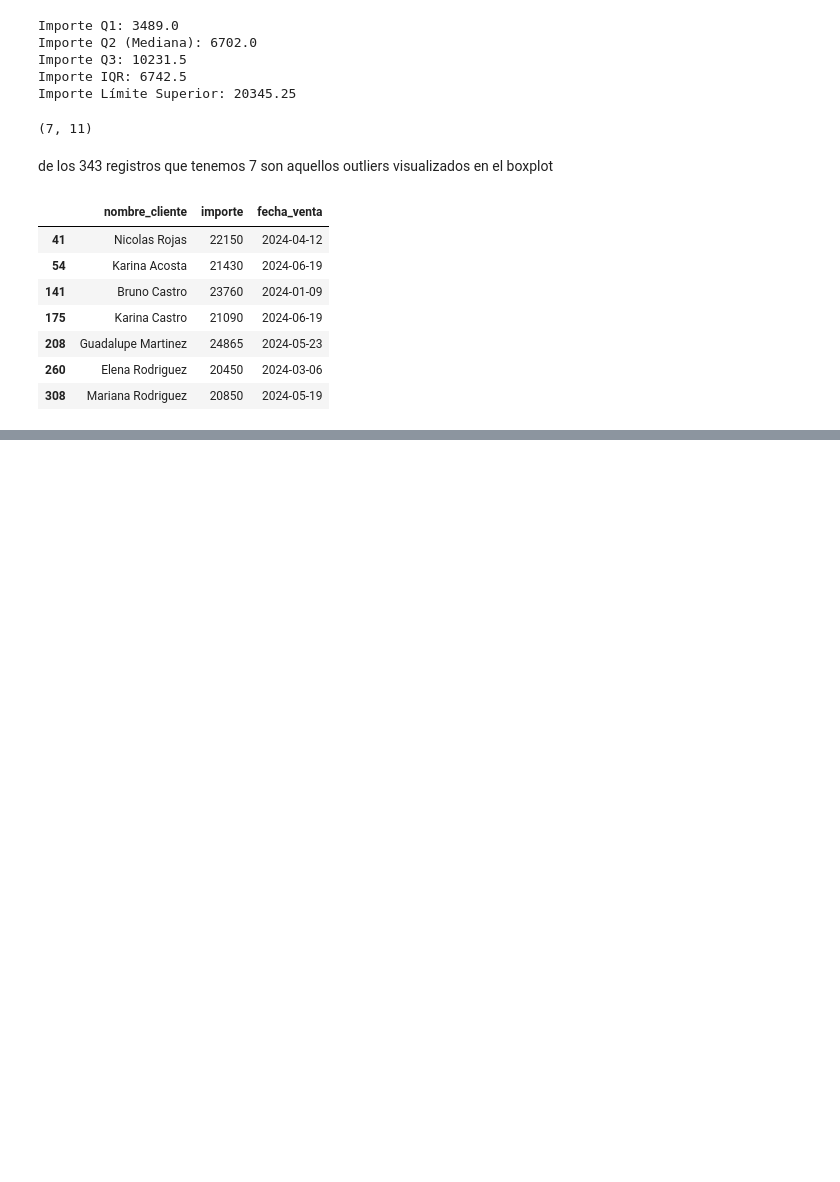
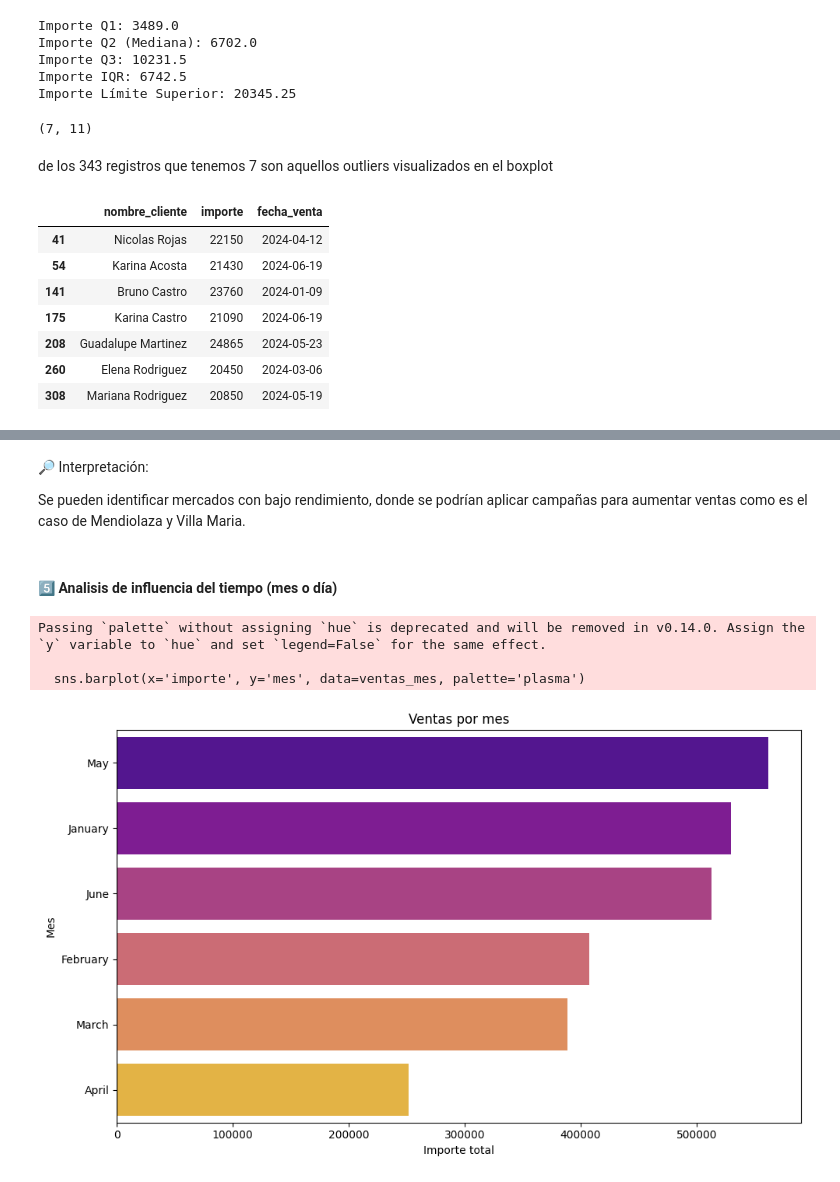
Before and after one commit to jperez-xcvi/guayerd_ia, a Jupyter notebook: aurelion.ipynb, the cells around one changed output, grey strips where cells are left out. Drawn from its saved outputs; the diff is of its cells as text; code cells hidden in the pictures; blank space fills up the shorter version.

```diff
--- a/aurelion.ipynb
+++ b/aurelion.ipynb
@@ -352,0 +376,23 @@ plt.show()
+# %% [markdown]
+🔎 Interpretación:
+
+Se pueden identificar mercados con bajo rendimiento, donde se podrían aplicar campañas para aumentar ventas como es el caso de Mendiolaza y Villa Maria.
+# %% [markdown]
+<h4>5️⃣ Analisis de influencia del tiempo (mes o día)</h4>
+# %%
+aurelion['mes'] = aurelion['fecha_venta'].dt.month_name()
+
+ventas_mes = aurelion.groupby('mes')['importe'].sum().sort_values(ascending=False).reset_index()
+
+plt.figure(figsize=(10,6))
+sns.barplot(x='importe', y='mes', data=ventas_mes, palette='plasma')
+plt.title('Ventas por mes')
+plt.xlabel('Importe total')
+plt.ylabel('Mes')
+plt.tight_layout()
+plt.show()
+# %% [output]
+Passing `palette` without assigning `hue` is deprecated and will be removed in v0.14.0. Assign the `y` variable to `hue` and set `legend=False` for the same effect.
+
+  sns.barplot(x='importe', y='mes', data=ventas_mes, palette='plasma')
+[figure, added]
```
Also changed, not shown: parts of 25 cells of this notebook, 1 other file.
